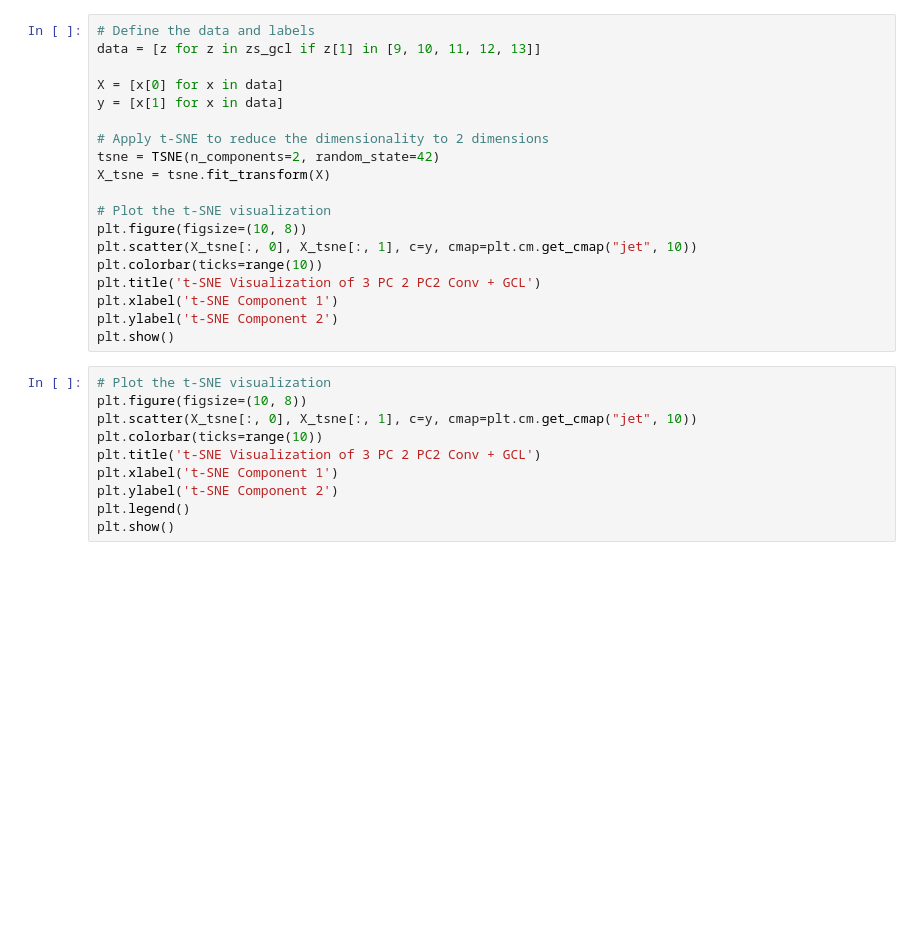
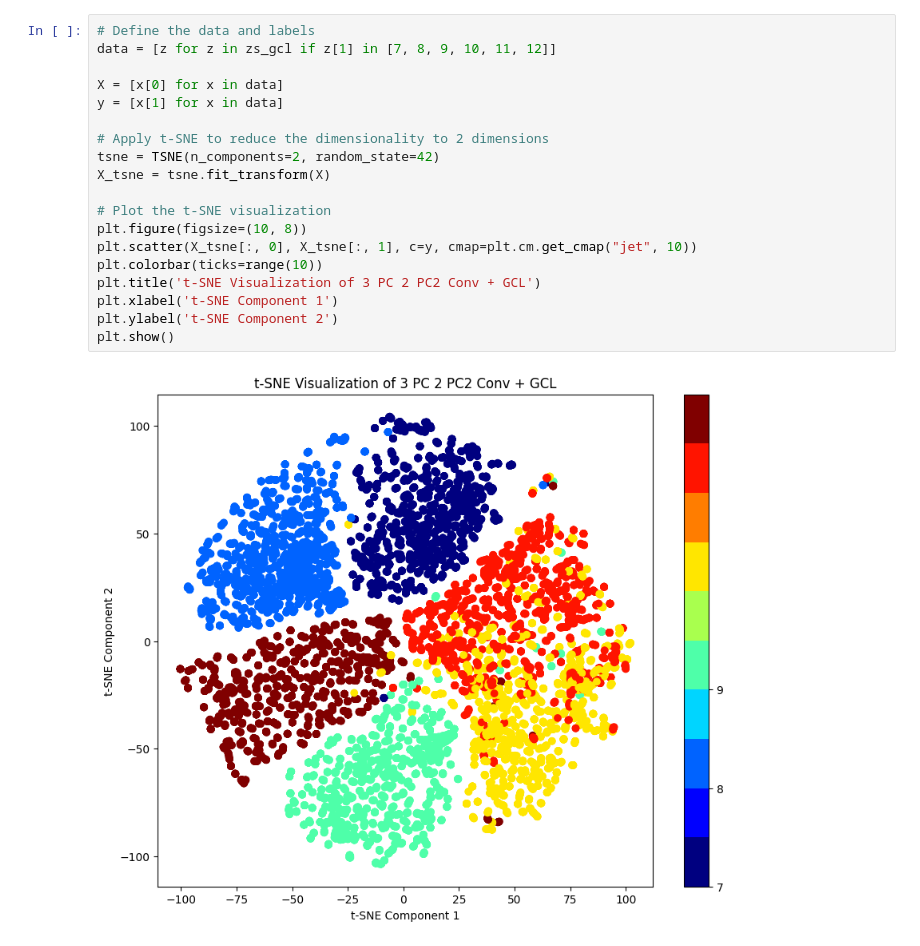
Before and after one commit to daivuongktx13/pyskl, a Jupyter notebook: demo/feature_vis.ipynb, the cells around one changed output. Saved outputs shown, nothing was run; the diff lists cells and outputs as text; blank space fills up the shorter version.

```diff
--- a/demo/feature_vis.ipynb
+++ b/demo/feature_vis.ipynb
@@ -28,29 +30,21 @@ plt.show()
 # %%
 # Define the data and labels
-data = [z for z in zs_gcl if z[1] in [9, 10, 11, 12, 13]]
+data = [z for z in zs_gcl if z[1] in [7, 8, 9, 10, 11, 12]]
 
 X = [x[0] for x in data]
 y = [x[1] for x in data]
 
 # Apply t-SNE to reduce the dimensionality to 2 dimensions
 tsne = TSNE(n_components=2, random_state=42)
 X_tsne = tsne.fit_transform(X)
 
 # Plot the t-SNE visualization
 plt.figure(figsize=(10, 8))
 plt.scatter(X_tsne[:, 0], X_tsne[:, 1], c=y, cmap=plt.cm.get_cmap("jet", 10))
 plt.colorbar(ticks=range(10))
 plt.title('t-SNE Visualization of 3 PC 2 PC2 Conv + GCL')
 plt.xlabel('t-SNE Component 1')
 plt.ylabel('t-SNE Component 2')
 plt.show()
+# %% [output]
+[figure, added]
-# %%
-# Plot the t-SNE visualization
-plt.figure(figsize=(10, 8))
-plt.scatter(X_tsne[:, 0], X_tsne[:, 1], c=y, cmap=plt.cm.get_cmap("jet", 10))
-plt.colorbar(ticks=range(10))
-plt.title('t-SNE Visualization of 3 PC 2 PC2 Conv + GCL')
-plt.xlabel('t-SNE Component 1')
-plt.ylabel('t-SNE Component 2')
-plt.legend()
-plt.show()
```
Also changed, not shown: parts of 2 cells of this notebook, 10 other files.
